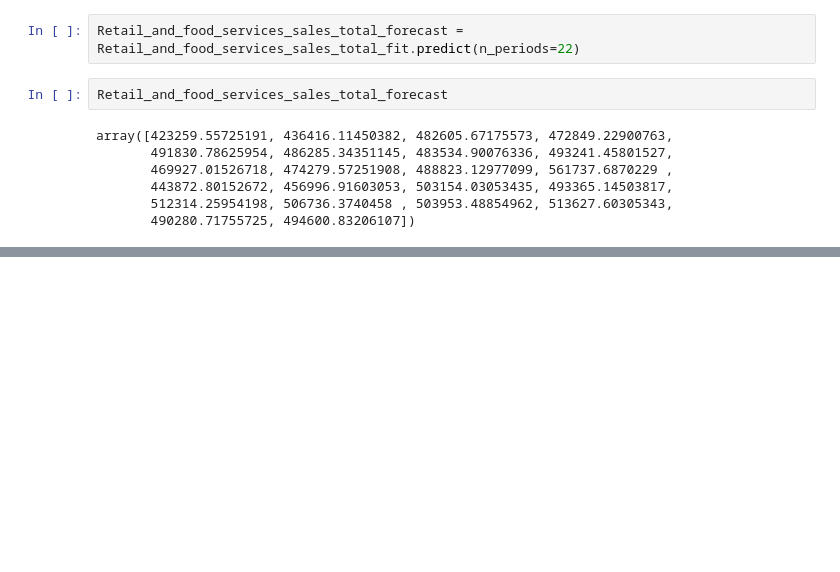
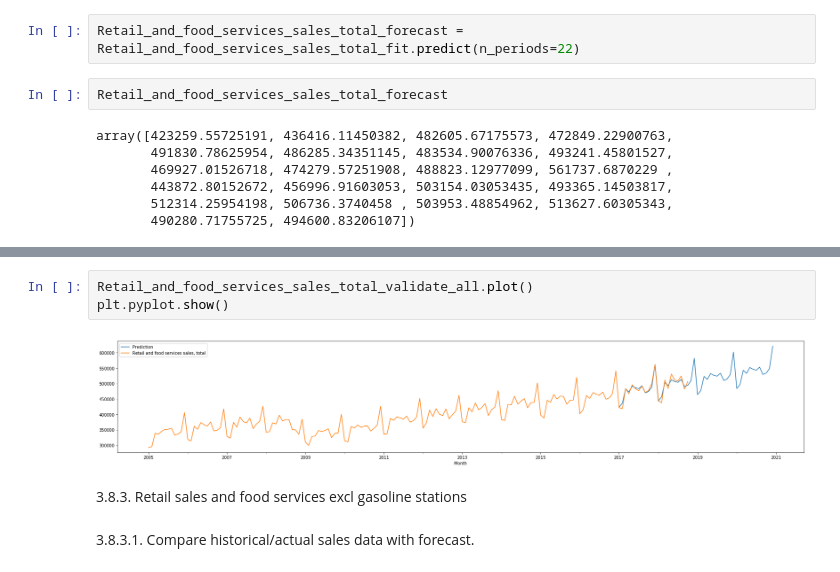
Before and after one commit to mediumworx/analytics, a Jupyter notebook: Forecasting/3_Create_Forecast_using_Python.ipynb, the cells around one changed output, grey strips where cells are left out. Drawn from its saved outputs; the diff is of its cells as text; blank space fills up the shorter version.

```diff
--- a/Forecasting/3_Create_Forecast_using_Python.ipynb
+++ b/Forecasting/3_Create_Forecast_using_Python.ipynb
@@ -606,0 +1140,9 @@ Retail_and_food_services_sales_total_forecast
+# %%
+Retail_and_food_services_sales_total_validate_all.plot()
+plt.pyplot.show()
+# %% [output]
+[figure, added]
+# %% [markdown]
+3.8.3. Retail sales and food services excl gasoline stations
+# %% [markdown]
+3.8.3.1. Compare historical/actual sales data with forecast.
```
Also changed, not shown: parts of 161 cells of this notebook, 3 other files.
